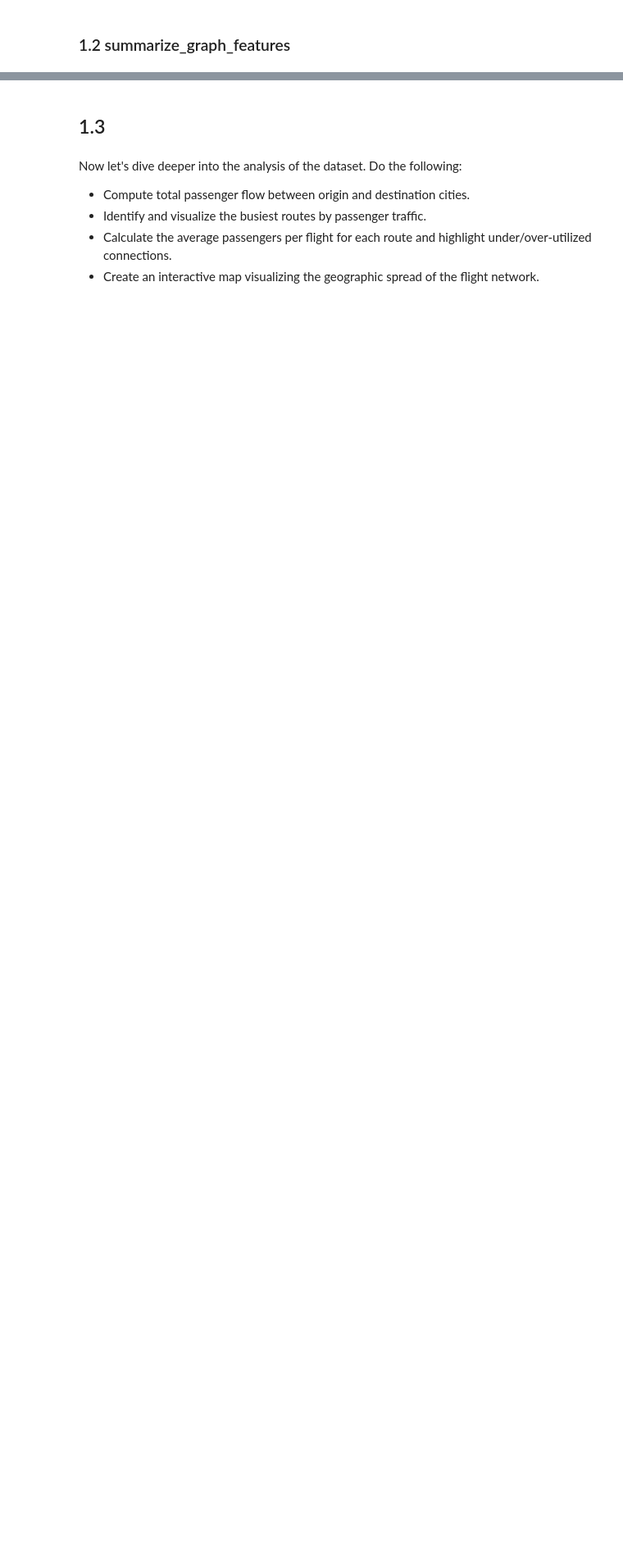
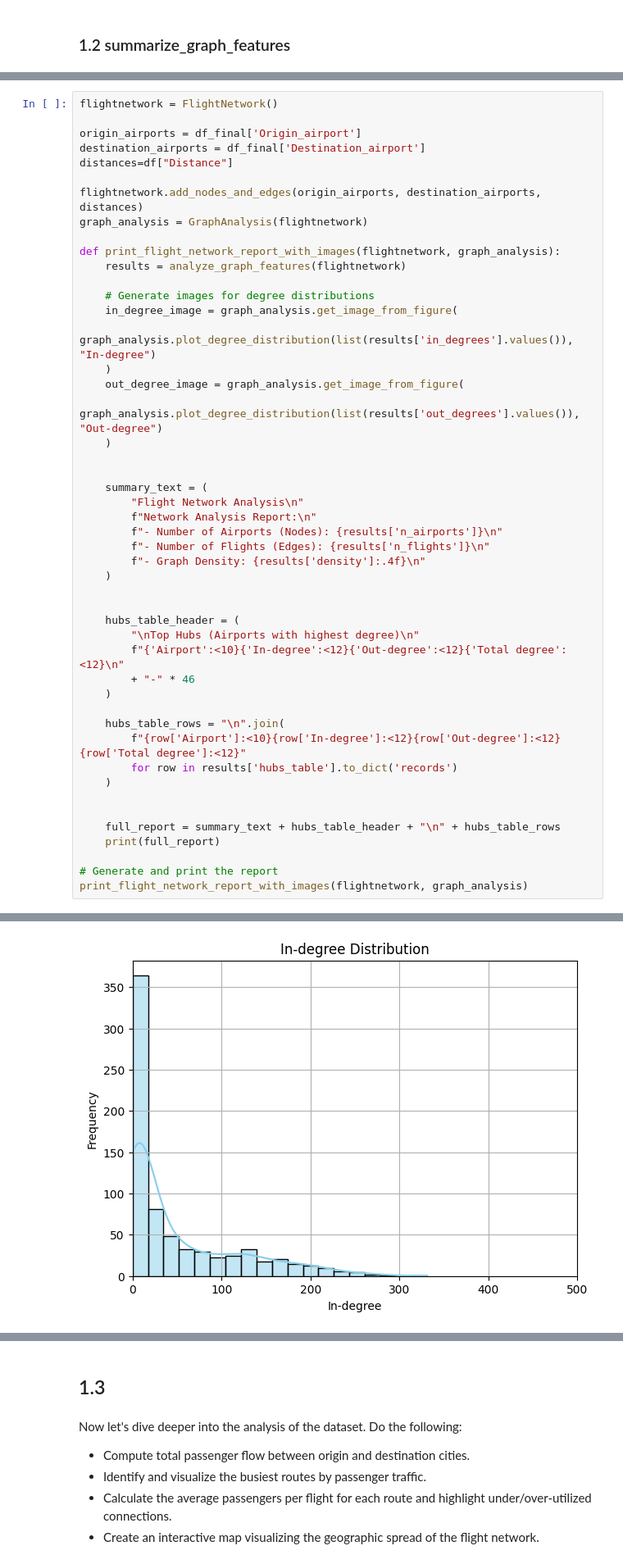
Before and after one commit to LinCannn/ADM-HW5, a Jupyter notebook: esericizioB1.ipynb, the cells around one changed output, grey strips where cells are left out. Shown: that part at 82% size. Saved outputs shown, nothing was run; the diff lists cells and outputs as text; blank space fills up the shorter version.

```diff
--- a/esericizioB1.ipynb
+++ b/esericizioB1.ipynb
@@ -270,0 +198,49 @@ if __name__ == "__main__":
+# %%
+flightnetwork = FlightNetwork()
+
+origin_airports = df_final['Origin_airport']
+destination_airports = df_final['Destination_airport']
+distances=df["Distance"]
+
+flightnetwork.add_nodes_and_edges(origin_airports, destination_airports, distances)
+graph_analysis = GraphAnalysis(flightnetwork)
+
+def print_flight_network_report_with_images(flightnetwork, graph_analysis):
+    results = analyze_graph_features(flightnetwork)
+
+    # Generate images for degree distributions
+    in_degree_image = graph_analysis.get_image_from_figure(
+        graph_analysis.plot_degree_distribution(list(results['in_degrees'].values()), "In-degree")
+    )
+    out_degree_image = graph_analysis.get_image_from_figure(
+        graph_analysis.plot_degree_distribution(list(results['out_degrees'].values()), "Out-degree")
+    )
+
+
+    summary_text = (
+        "Flight Network Analysis\n"
+        f"Network Analysis Report:\n"
+        f"- Number of Airports (Nodes): {results['n_airports']}\n"
+        f"- Number of Flights (Edges): {results['n_flights']}\n"
+        f"- Graph Density: {results['density']:.4f}\n"
+    )
+
+
+    hubs_table_header = (
+        "\nTop Hubs (Airports with highest degree)\n"
+        f"{'Airport':<10}{'In-degree':<12}{'Out-degree':<12}{'Total degree':<12}\n"
+        + "-" * 46
+    )
+
+    hubs_table_rows = "\n".join(
+        f"{row['Airport']:<10}{row['In-degree']:<12}{row['Out-degree']:<12}{row['Total degree']:<12}"
+        for row in results['hubs_table'].to_dict('records')
+    )
+
+
+    full_report = summary_text + hubs_table_header + "\n" + hubs_table_rows
+    print(full_report)
+
+# Generate and print the report
+print_flight_network_report_with_images(flightnetwork, graph_analysis)
+# %% [output]
@@ -270,0 +264 @@ if __name__ == "__main__":
+[figure, added]
```
Also changed, not shown: parts of 16 cells of this notebook.
